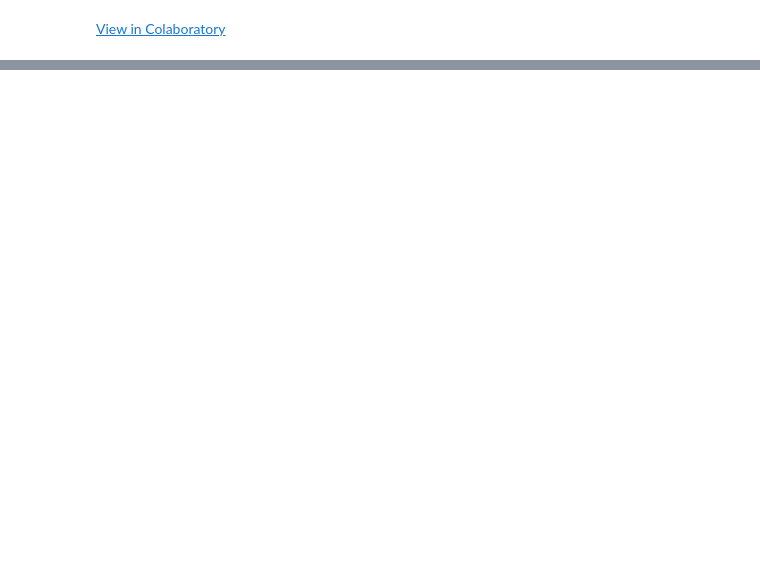
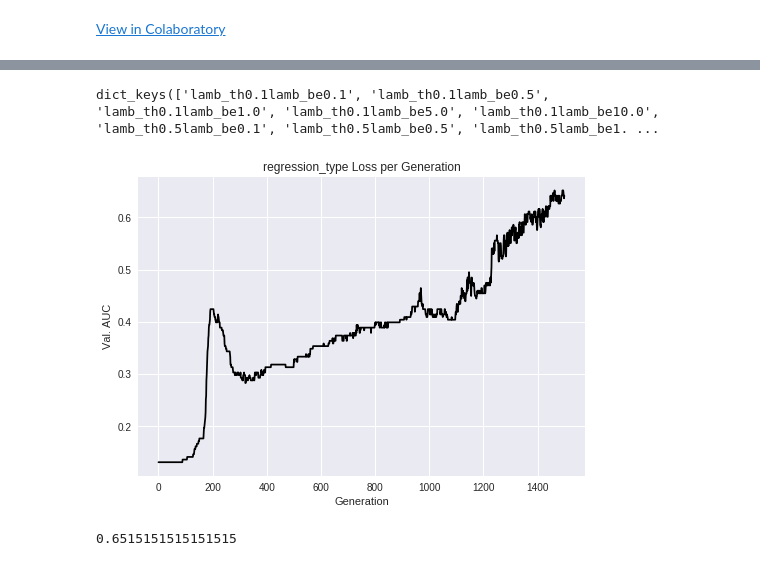
Before and after one commit to asonabend/Phenotype_prediction, a Jupyter notebook: iterative_beta_and_theta.ipynb, the cells around one changed output, grey strips where cells are left out. Saved outputs shown, nothing was run; the diff lists cells and outputs as text; code cells hidden in the pictures; blank space fills up the shorter version.

```diff
--- a/iterative_beta_and_theta.ipynb
+++ b/iterative_beta_and_theta.ipynb
@@ -343,0 +424,15 @@ for lamb_th in lambda_thetas:
+# %%
+results2.keys()
+# %% [output]
+dict_keys(['lamb_th0.1lamb_be0.1', 'lamb_th0.1lamb_be0.5', 'lamb_th0.1lamb_be1.0', 'lamb_th0.1lamb_be5.0', 'lamb_th0.1lamb_be10.0', 'lamb_th0.5lamb_be0.1', 'lamb_th0.5lamb_be0.5', 'lamb_th0.5lamb_be1. ...
+# %%
+
+plt.plot(results2['lamb_th0.5lamb_be1.0']['results']['valAUC'], 'k-')
+plt.title('regression_type' + ' Loss per Generation')
+plt.xlabel('Generation')
+plt.ylabel('Val. AUC')
+plt.show()
+np.max(results2['lamb_th0.5lamb_be1.0']['results']['valAUC'])
+# %% [output]
+[figure, added]
+0.6515151515151515
```
Also changed, not shown: parts of 9 cells of this notebook.
